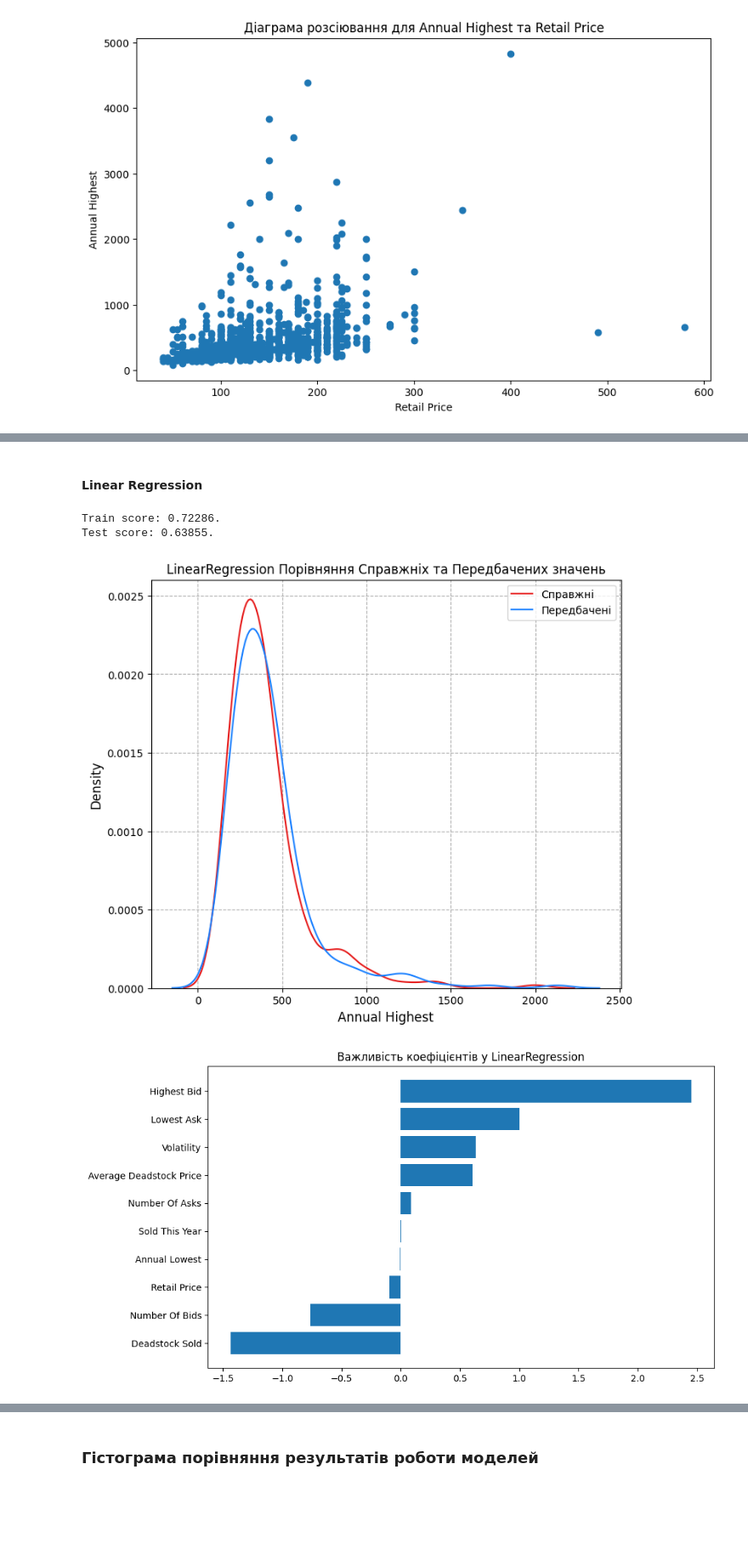
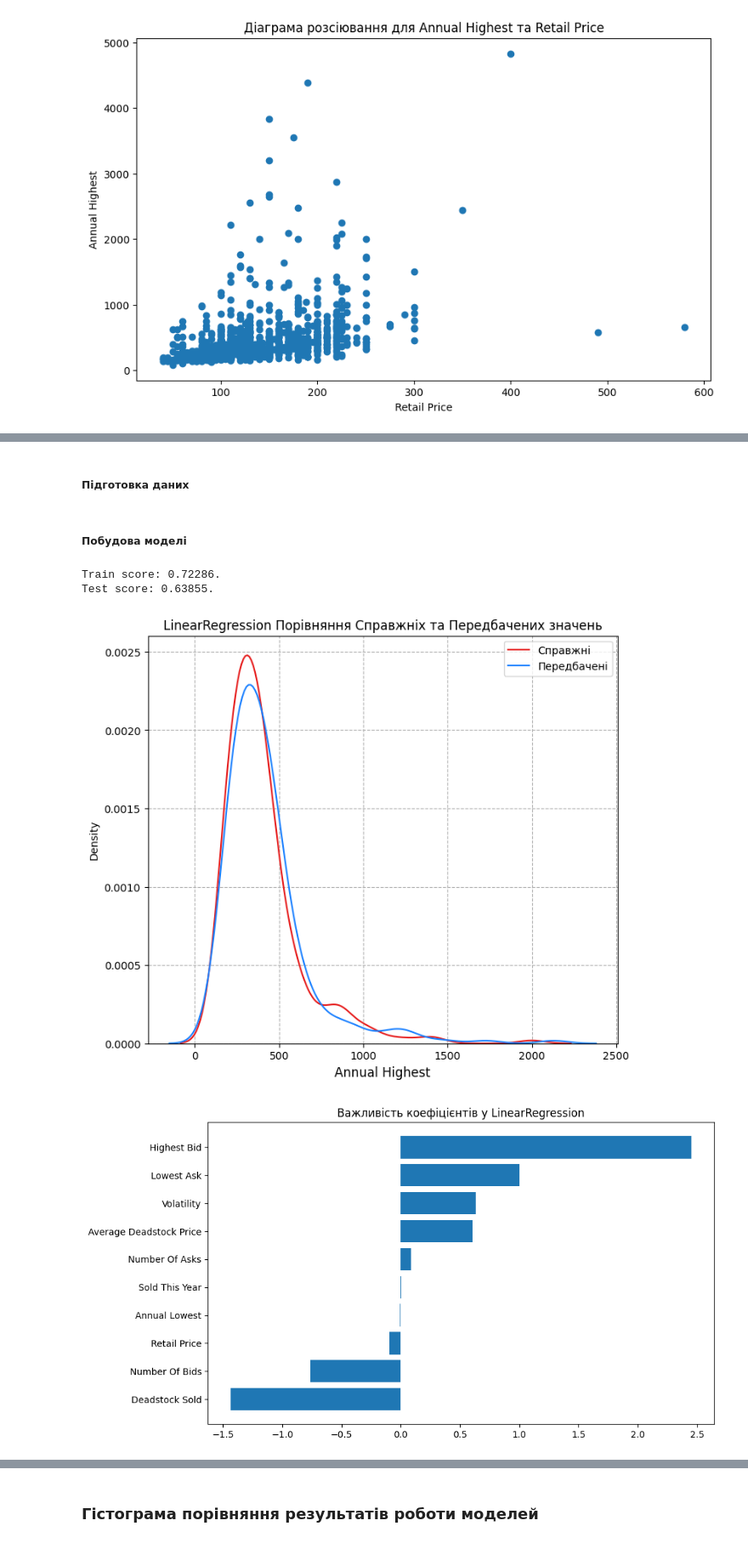
Before and after one commit to NgeNXQ/PIIS, a Jupyter notebook: 5/labwork5.ipynb, the cells around one changed output, grey strips where cells are left out. Shown at 85% size. Saved outputs shown, nothing was run; the diff lists cells and outputs as text; code cells hidden in the pictures; blank space fills up the shorter version.

```diff
--- a/5/labwork5.ipynb
+++ b/5/labwork5.ipynb
@@ -19,9 +16,6 @@ from sklearn.model_selection import GridSearchCV, train_test_split
 # %% [markdown]
 ### Створення допоміжних функцій
 # %%
-warnings.filterwarnings("ignore", category = ConvergenceWarning)
-
-
 def rename_column(dataframe: pd.DataFrame, old_column_name: str, new_column_name: str) -> None:
     dataframe = dataframe.rename(columns = {old_column_name: new_column_name}, inplace = True)
 
@@ -45,20 +39,17 @@ def build_distribution_plot(model: any, x_test: pd.DataFrame, y_test: pd.DataFra
     plt.grid(linestyle = "--")
     plt.title(f"{type(model).__name__} Порівняння Справжніх та Передбачених значень")
     plt.xlabel("Annual Highest", fontsize = 12)
-    plt.ylabel("Density", fontsize = 12)
     plt.legend()
     plt.show()
 
 
 def build_importance_plot(model: any, x_train: pd.DataFrame) -> None:
-    if isinstance(model, (LinearRegression, Lasso)):
+    if isinstance(model, (LinearRegression)):
         coefficients = {col: coef for col, coef in zip(x_train.columns, model.coef_) if col in x_train.columns}
-    elif isinstance(model, GradientBoostingRegressor):
-        coefficients = {col: importance for col, importance in zip(x_train.columns, model.feature_importances_)}
 
     coefficients = dict(sorted(coefficients.items(), key = lambda item: item[1], reverse = False))
 
-    plt.figure(figsize=(10, 6))
+    plt.figure(figsize = (10, 6))
     plt.barh(list(coefficients.keys()), list(coefficients.values()))
     plt.title(f"Важливість коефіцієнтів у {type(model).__name__}")
     plt.show()
@@ -182,0 +180,4 @@ plt.show()
+# %%
+x = sneakers_data[["Highest Bid"]]
+y = sneakers_data["Annual Highest"]
+x_train, x_test, y_train, y_test = train_test_split(x, y, test_size = 0.2, train_size = 0.8, random_state = 0)
@@ -182,0 +186,11 @@ plt.show()
+# %%
+simple_linear_regression = LinearRegression(n_jobs = -1).fit(x_train, y_train)
+
+train_score = round(simple_linear_regression.score(x_train, y_train), 5)
+test_score = round(simple_linear_regression.score(x_test, y_test), 5)
+results.append({"Model": "Simple Linear\nRegression", "R^2 Score": train_score, "Type": "Train"})
+results.append({"Model": "Simple Linear\nRegression", "R^2 Score": test_score, "Type": "Test"})
+print(f"Train score: {train_score}.")
+print(f"Test score: {test_score}.")
+
+build_distribution_plot(simple_linear_regression, x_test, y_test)
@@ -183,3 +203,5 @@ plt.show()
+# %% [markdown]
+##### Підготовка даних
 # %%
 x = pd.concat([sneakers_data, pd.get_dummies(sneakers_data["Brand"])], axis = 1)
 
@@ -195,19 +216,19 @@ results = list()
-# %% [markdown]
-#### Linear Regression
+# %% [markdown]
+##### Побудова моделі
 # %%
-linear_model = LinearRegression(n_jobs = -1).fit(x_train, y_train)
+multiple_linear_regression = LinearRegression(n_jobs = -1).fit(x_train, y_train)
 
-train_score = round(linear_model.score(x_train, y_train), 5)
-test_score = round(linear_model.score(x_test, y_test), 5)
-results.append({"Model": "Linear\nRegression", "R^2 Score": train_score, "Type": "Train"})
-results.append({"Model": "Linear\nRegression", "R^2 Score": test_score, "Type": "Test"})
+train_score = round(multiple_linear_regression.score(x_train, y_train), 5)
+test_score = round(multiple_linear_regression.score(x_test, y_test), 5)
+results.append({"Model": "Multiple Linear\nRegression", "R^2 Score": train_score, "Type": "Train"})
+results.append({"Model": "Multiple Linear\nRegression", "R^2 Score": test_score, "Type": "Test"})
 print(f"Train score: {train_score}.")
 print(f"Test score: {test_score}.")
 
-build_distribution_plot(linear_model, x_test, y_test)
-build_importance_plot(linear_model, x_train[features])
+build_distribution_plot(multiple_linear_regression, x_test, y_test)
+build_importance_plot(multiple_linear_regression, x_train[features])
 # %% [output]
 Train score: 0.72286.
 Test score: 0.63855.
-[figure, old version]
+[figure, new version]
 [figure]
```
Also changed, not shown: parts of 22 cells of this notebook.
